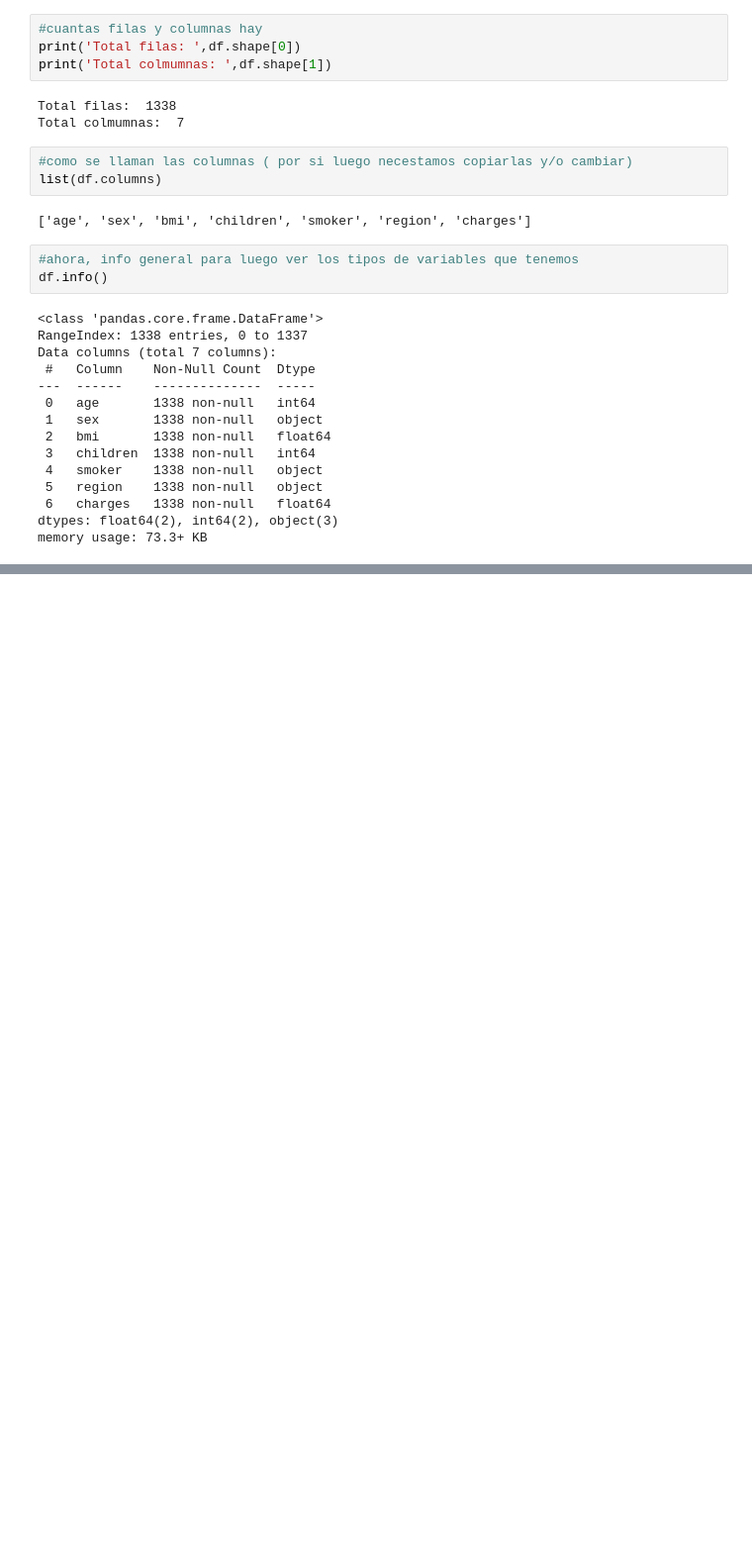
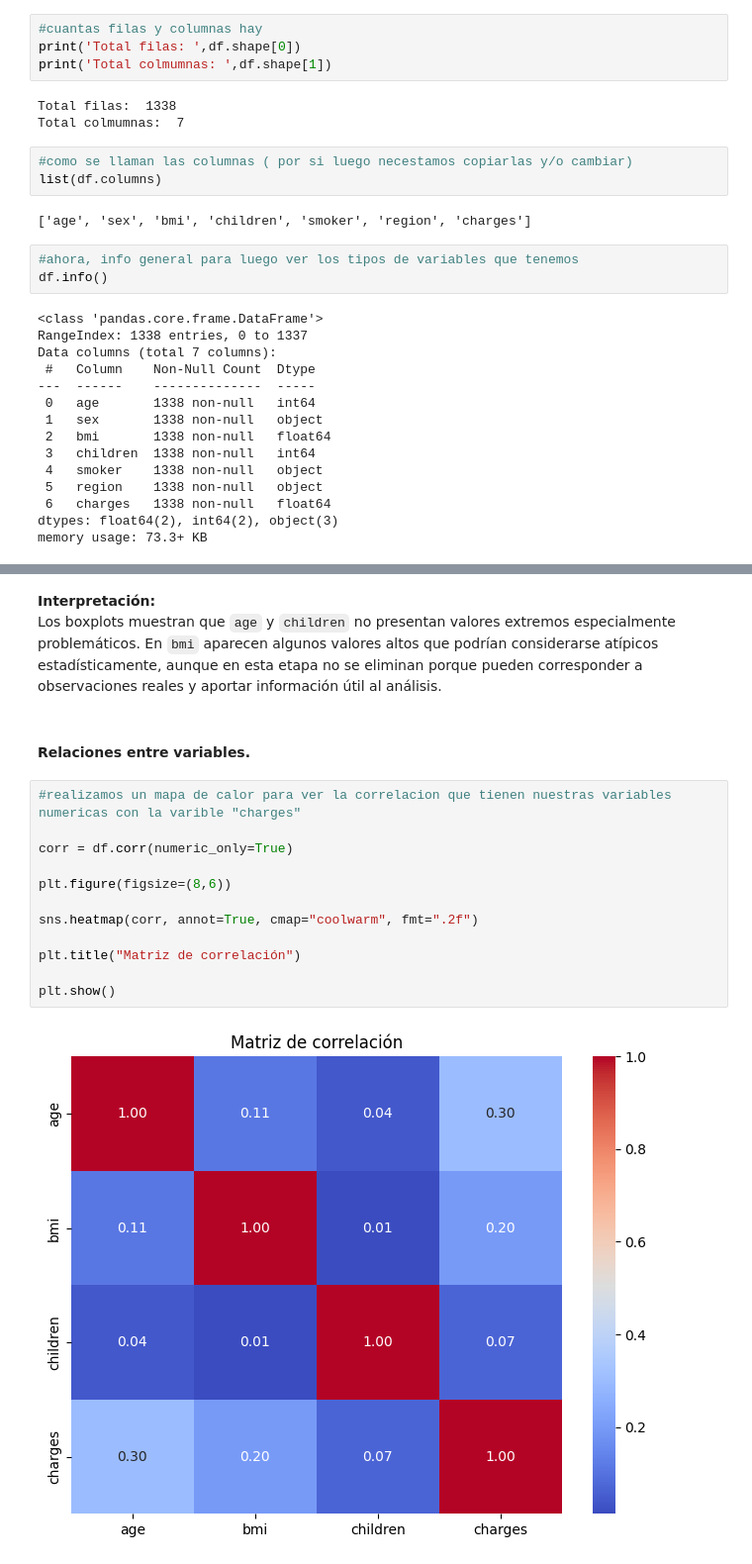
Before and after one commit to federico2018lc/Estudio_Dataset_MedicalCostPersonal-Datasets_Kaggle, a Jupyter notebook: modulo2AnalistaDatos.ipynb, the cells around one changed output, grey strips where cells are left out. Shown at 99% size. Cells and saved outputs as stored; diff of their text form; blank space fills up the shorter version.

```diff
--- a/modulo2AnalistaDatos.ipynb
+++ b/modulo2AnalistaDatos.ipynb
@@ -166,0 +362,19 @@ charges: (costos medicos): varialbe cuantitativa continua
+# %% [markdown]
+**Interpretación:**
+Los boxplots muestran que `age` y `children` no presentan valores extremos especialmente problemáticos. En `bmi` aparecen algunos valores altos que podrían considerarse atípicos estadísticamente, aunque en esta etapa no se eliminan porque pueden corresponder a observaciones reales y aportar información útil al análisis.
+# %% [markdown]
+#### Relaciones entre variables.
+# %%
+#realizamos un mapa de calor para ver la correlacion que tienen nuestras variables numericas con la varible "charges"
+
+corr = df.corr(numeric_only=True)
+
+plt.figure(figsize=(8,6))
+
+sns.heatmap(corr, annot=True, cmap="coolwarm", fmt=".2f")
+
+plt.title("Matriz de correlación")
+
+plt.show()
+# %% [output]
+[figure, added]
```
Also changed, not shown: parts of 45 cells of this notebook.
